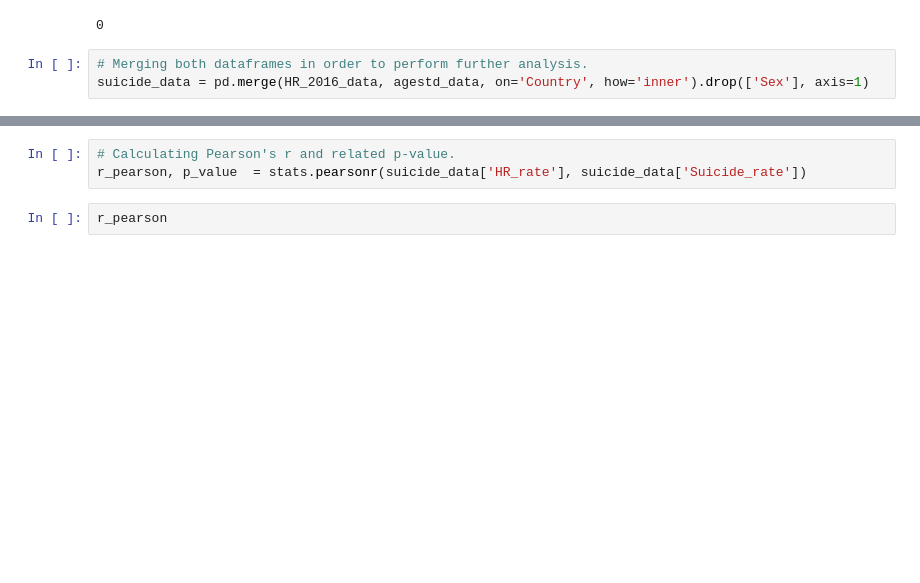
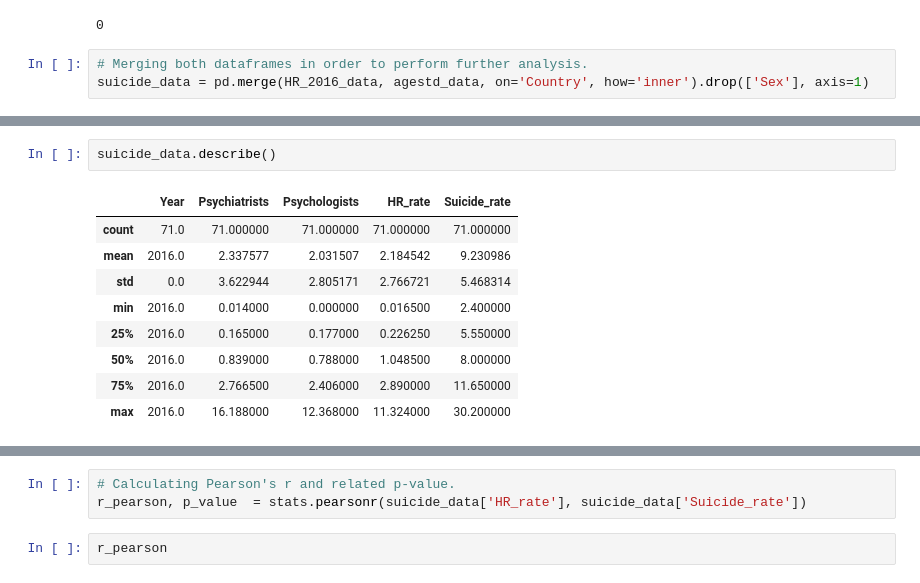
Before and after one commit to Montanaz0r/Suicide-rate-analysis, a Jupyter notebook: Suicide Rates Analysis - ENG.ipynb, the cells around one changed output, grey strips where cells are left out. Saved outputs shown, nothing was run; the diff lists cells and outputs as text; blank space fills up the shorter version.

```diff
--- a/Suicide Rates Analysis - ENG.ipynb
+++ b/Suicide Rates Analysis - ENG.ipynb
@@ -249,3 +303,15 @@ suicide_data.head()
+# %%
+suicide_data.describe()
+# %% [output]
+|  | Year | Psychiatrists | Psychologists | HR_rate | Suicide_rate |
+| count | 71.0 | 71.000000 | 71.000000 | 71.000000 | 71.000000 |
+| mean | 2016.0 | 2.337577 | 2.031507 | 2.184542 | 9.230986 |
+| std | 0.0 | 3.622944 | 2.805171 | 2.766721 | 5.468314 |
+| min | 2016.0 | 0.014000 | 0.000000 | 0.016500 | 2.400000 |
+| 25% | 2016.0 | 0.165000 | 0.177000 | 0.226250 | 5.550000 |
+| 50% | 2016.0 | 0.839000 | 0.788000 | 1.048500 | 8.000000 |
+| 75% | 2016.0 | 2.766500 | 2.406000 | 2.890000 | 11.650000 |
+| max | 2016.0 | 16.188000 | 12.368000 | 11.324000 | 30.200000 |
 # %%
 # Creating a distribution plot.
 with plt.style.context('fivethirtyeight'):
```
Also changed, not shown: parts of 26 cells of this notebook.
